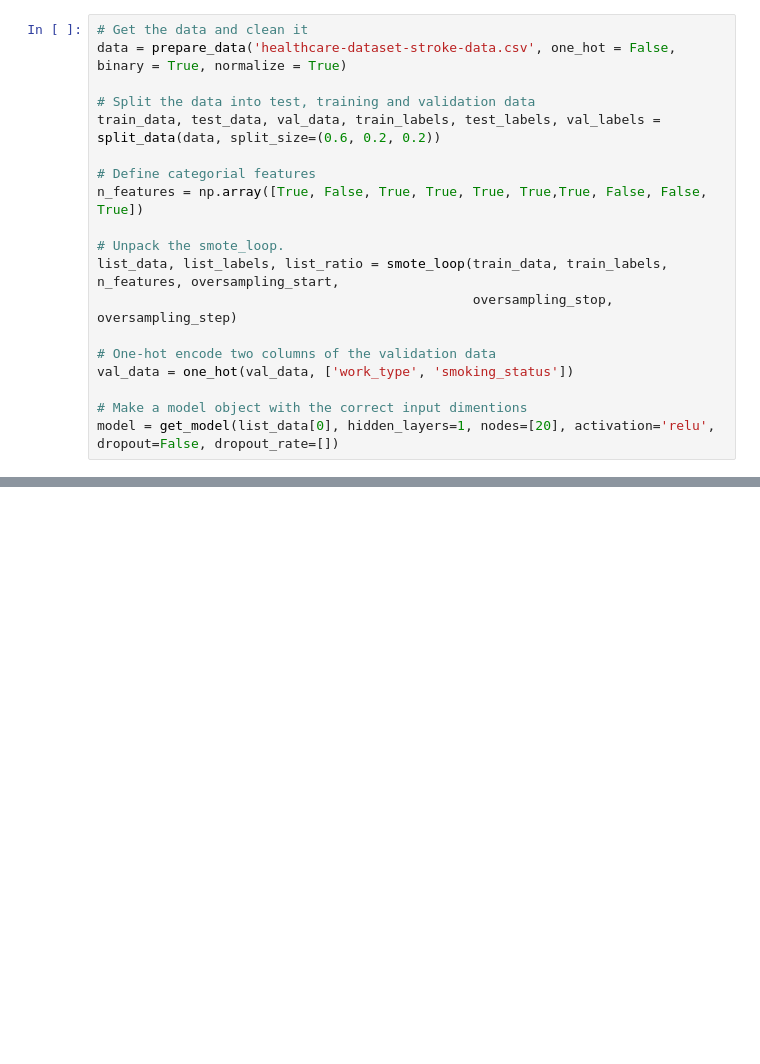
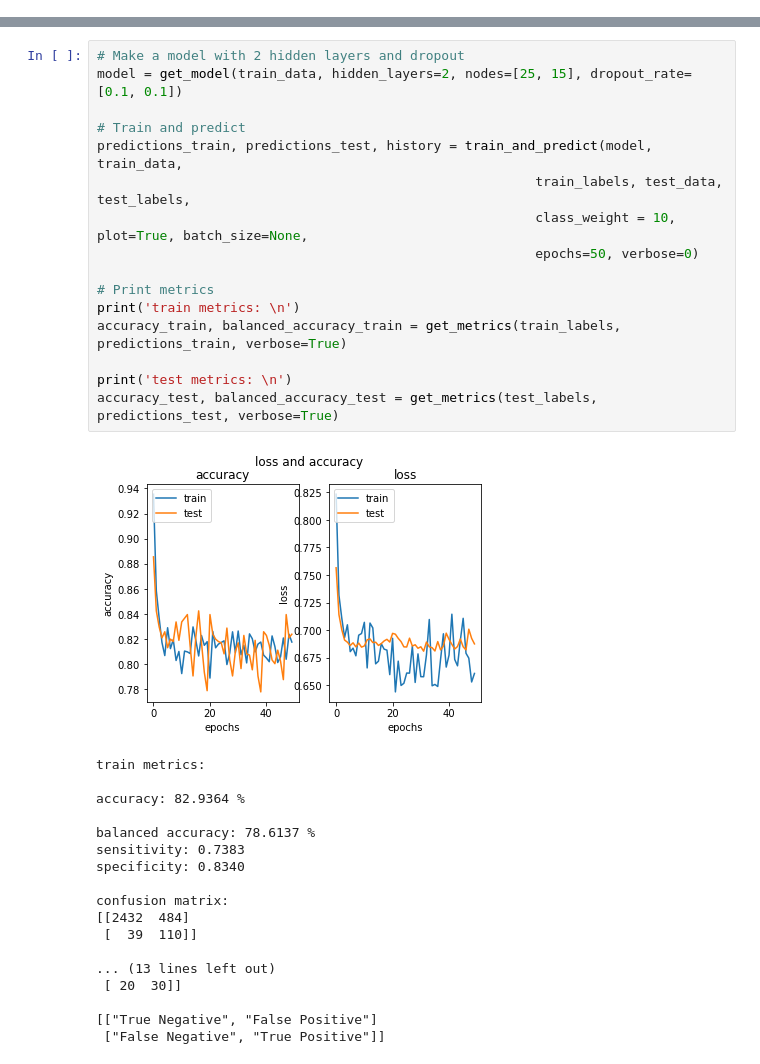
Before and after one commit to koenc100/Project-AI-minor, a Jupyter notebook: code/deep neural network - optimized model-Copy1.ipynb, the cells around one changed output, grey strips where cells are left out. Cells and saved outputs as stored; diff of their text form; blank space fills up the shorter version.

```diff
--- a/code/deep neural network - optimized model-Copy1.ipynb
+++ b/code/deep neural network - optimized model-Copy1.ipynb
@@ -506,19 +0,0 @@ plt.show()
-# %%
-# Get the data and clean it
-data = prepare_data('healthcare-dataset-stroke-data.csv', one_hot = False, binary = True, normalize = True)
-
-# Split the data into test, training and validation data
-train_data, test_data, val_data, train_labels, test_labels, val_labels = split_data(data, split_size=(0.6, 0.2, 0.2))
-
-# Define categorial features
-n_features = np.array([True, False, True, True, True, True,True, False, False, True])
-
-# Unpack the smote_loop.
-list_data, list_labels, list_ratio = smote_loop(train_data, train_labels, n_features, oversampling_start,
-                                                oversampling_stop, oversampling_step)
-
-# One-hot encode two columns of the validation data
-val_data = one_hot(val_data, ['work_type', 'smoking_status'])
-
-# Make a model object with the correct input dimentions
-model = get_model(list_data[0], hidden_layers=1, nodes=[20], activation='relu', dropout=False, dropout_rate=[])
@@ -611,0 +187,35 @@ ValueError: shape mismatch: objects cannot be broadcast to a single shape
+# %%
+# Make a model with 2 hidden layers and dropout
+model = get_model(train_data, hidden_layers=2, nodes=[25, 15], dropout_rate=[0.1, 0.1])
+
+# Train and predict
+predictions_train, predictions_test, history = train_and_predict(model, train_data,
+                                                        train_labels, test_data, test_labels,
+                                                        class_weight = 10, plot=True, batch_size=None,
+                                                        epochs=50, verbose=0)
+
+# Print metrics
+print('train metrics: \n')
+accuracy_train, balanced_accuracy_train = get_metrics(train_labels, predictions_train, verbose=True)
+
+print('test metrics: \n')
+accuracy_test, balanced_accuracy_test = get_metrics(test_labels, predictions_test, verbose=True)
+# %% [output]
+[figure, added]
+train metrics:
+
+accuracy: 82.9364 %
+
+balanced accuracy: 78.6137 %
+sensitivity: 0.7383
+specificity: 0.8340
+
+confusion matrix:
+[[2432  484]
+ [  39  110]]
+
+... (13 lines left out)
+ [ 20  30]]
+
+[["True Negative", "False Positive"]
+ ["False Negative", "True Positive"]]
```
Also changed, not shown: parts of 53 cells of this notebook, 6 other files.
